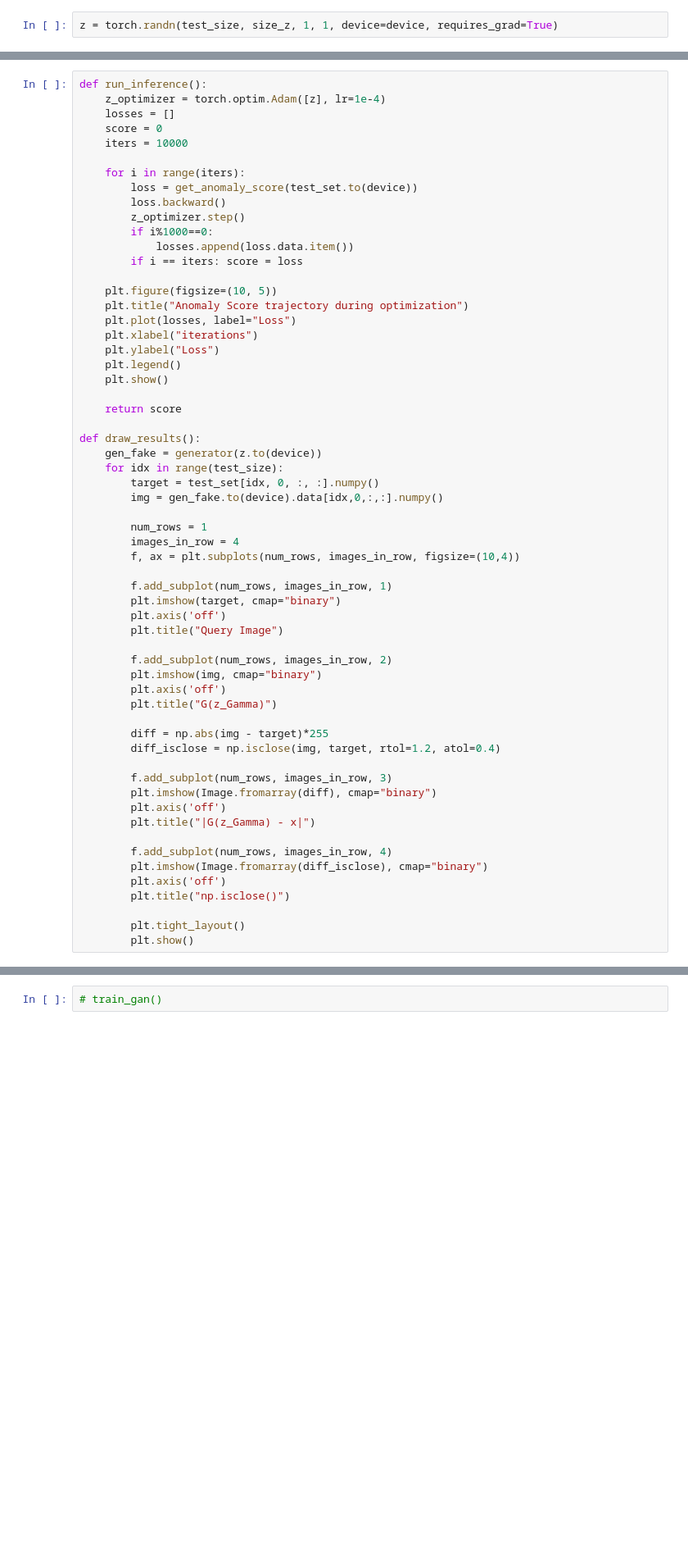
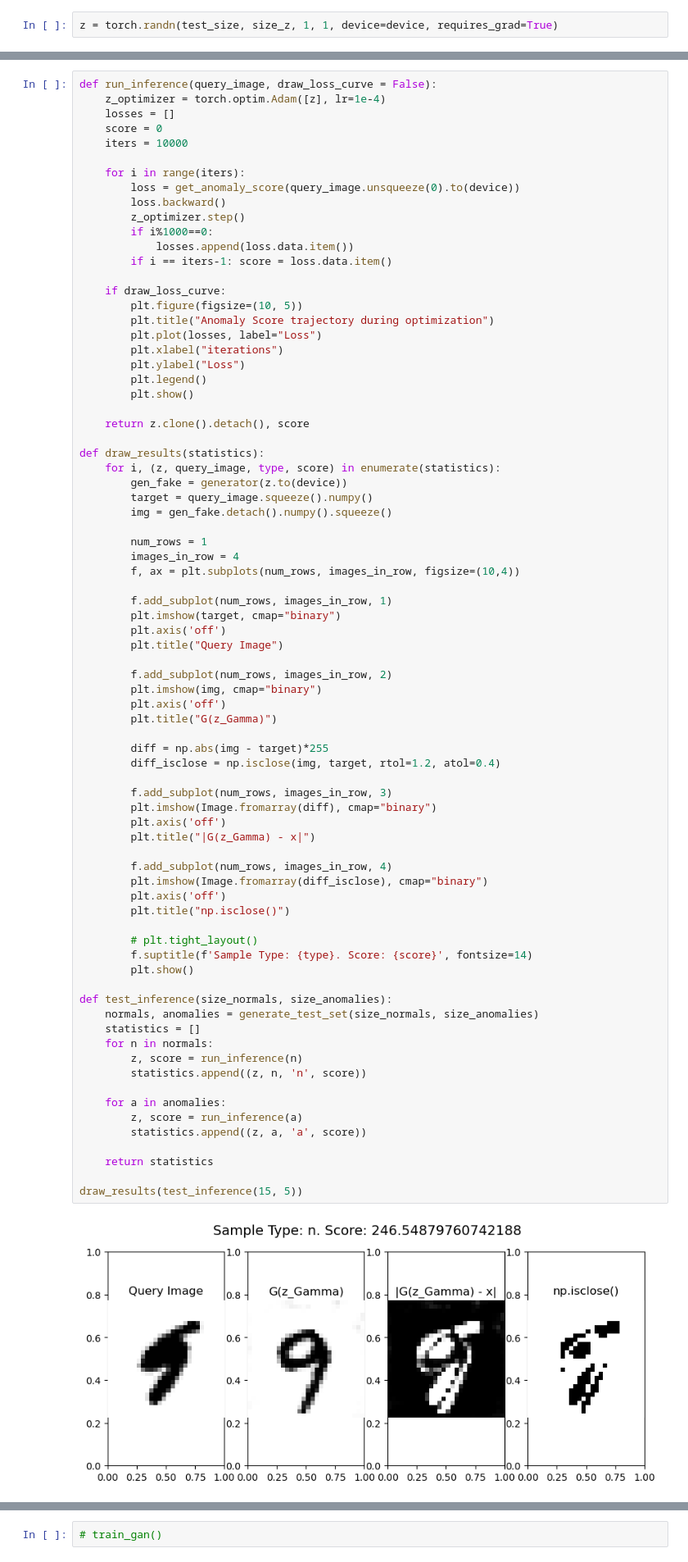
Before and after one commit to yashar-ne/AD-with-GANs, a Jupyter notebook: src/ad-with-gan-inference.ipynb, the cells around one changed output, grey strips where cells are left out. Shown at 82% size. Saved outputs shown, nothing was run; the diff lists cells and outputs as text; blank space fills up the shorter version.

Commit message:
WIP: adgan update added statistics

```diff
--- a/src/ad-with-gan-inference.ipynb
+++ b/src/ad-with-gan-inference.ipynb
@@ -342,62 +334,81 @@ def get_anomaly_score(x_query):
 
     return (1 - lamda) * loss_r + lamda * loss_d
 # %%
-def run_inference():
+def run_inference(query_image, draw_loss_curve = False):
     z_optimizer = torch.optim.Adam([z], lr=1e-4)
     losses = []
     score = 0
     iters = 10000
 
     for i in range(iters):
-        loss = get_anomaly_score(test_set.to(device))
+        loss = get_anomaly_score(query_image.unsqueeze(0).to(device))
         loss.backward()
         z_optimizer.step()
         if i%1000==0:
             losses.append(loss.data.item())
-        if i == iters: score = loss
+        if i == iters-1: score = loss.data.item()
 
-    plt.figure(figsize=(10, 5))
-    plt.title("Anomaly Score trajectory during optimization")
-    plt.plot(losses, label="Loss")
-    plt.xlabel("iterations")
-    plt.ylabel("Loss")
-    plt.legend()
-    plt.show()
+    if draw_loss_curve:
+        plt.figure(figsize=(10, 5))
+        plt.title("Anomaly Score trajectory during optimization")
+        plt.plot(losses, label="Loss")
+        plt.xlabel("iterations")
+        plt.ylabel("Loss")
+        plt.legend()
+        plt.show()
 
-    return score
+    return z.clone().detach(), score
 
-def draw_results():
-    gen_fake = generator(z.to(device))
-    for idx in range(test_size):
-        target = test_set[idx, 0, :, :].numpy()
-        img = gen_fake.to(device).data[idx,0,:,:].numpy()
+def draw_results(statistics):
+    for i, (z, query_image, type, score) in enumerate(statistics):
+        gen_fake = generator(z.to(device))
+        target = query_image.squeeze().numpy()
+        img = gen_fake.detach().numpy().squeeze()
 
         num_rows = 1
         images_in_row = 4
         f, ax = plt.subplots(num_rows, images_in_row, figsize=(10,4))
 
         f.add_subplot(num_rows, images_in_row, 1)
         plt.imshow(target, cmap="binary")
         plt.axis('off')
         plt.title("Query Image")
 
         f.add_subplot(num_rows, images_in_row, 2)
         plt.imshow(img, cmap="binary")
         plt.axis('off')
         plt.title("G(z_Gamma)")
 
         diff = np.abs(img - target)*255
         diff_isclose = np.isclose(img, target, rtol=1.2, atol=0.4)
 
         f.add_subplot(num_rows, images_in_row, 3)
         plt.imshow(Image.fromarray(diff), cmap="binary")
         plt.axis('off')
         plt.title("|G(z_Gamma) - x|")
 
         f.add_subplot(num_rows, images_in_row, 4)
         plt.imshow(Image.fromarray(diff_isclose), cmap="binary")
         plt.axis('off')
         plt.title("np.isclose()")
 
-        plt.tight_layout()
+        # plt.tight_layout()
+        f.suptitle(f'Sample Type: {type}. Score: {score}', fontsize=14)
         plt.show()
+
+def test_inference(size_normals, size_anomalies):
+    normals, anomalies = generate_test_set(size_normals, size_anomalies)
+    statistics = []
+    for n in normals:
+        z, score = run_inference(n)
+        statistics.append((z, n, 'n', score))
+
+    for a in anomalies:
+        z, score = run_inference(a)
+        statistics.append((z, a, 'a', score))
+
+    return statistics
+
+draw_results(test_inference(15, 5))
+# %% [output]
+[figure, added]
```
Also changed, not shown: parts of 6 cells of this notebook.
